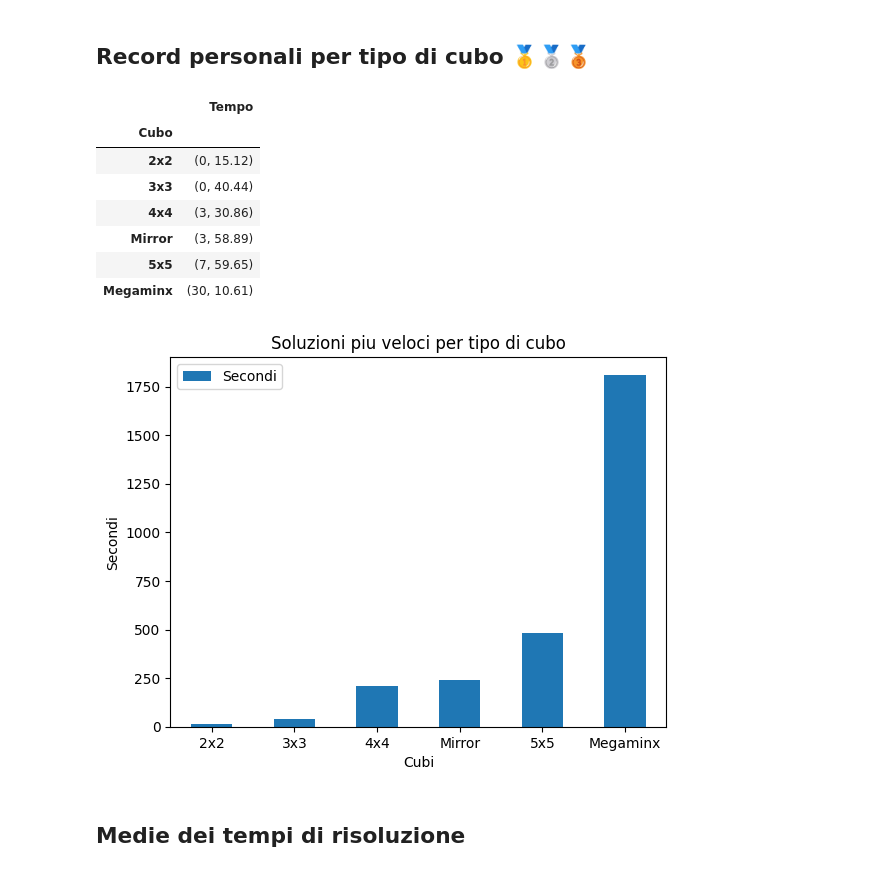
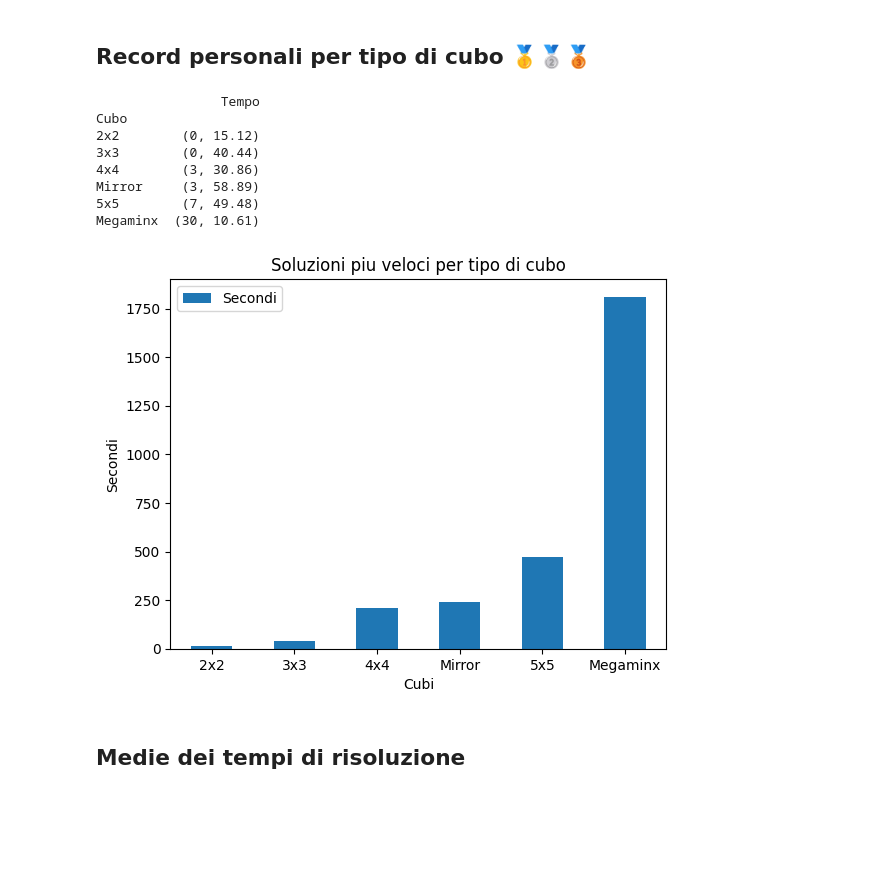
Before and after one commit to gl-alaimo/Timer_cubo_di_Rubik, a Jupyter notebook: scripts/notebook_generale.ipynb, the cells around one changed output. Cells and saved outputs as stored; diff of their text form; code cells hidden in the pictures; blank space fills up the shorter version.

```diff
--- a/scripts/notebook_generale.ipynb
+++ b/scripts/notebook_generale.ipynb
@@ -12,25 +12,20 @@ df.insert(loc=2, column="Tempo", value=df["Secondi"].apply(modulo_rubik.conversi
 ## Record personali per tipo di cubo 🥇🥈🥉
 # %%
 # Elenco di tutti i record
-df.groupby(by="Cubo").min().sort_values(by="Secondi").drop(columns=["Data", "Secondi"])
+modulo_rubik.mostra_record(df=df)
 # %% [output]
-|  | Tempo |
-| Cubo |  |
-| 2x2 | (0, 15.12) |
-| 3x3 | (0, 40.44) |
-| 4x4 | (3, 30.86) |
-| Mirror | (3, 58.89) |
-| 5x5 | (7, 59.65) |
-| Megaminx | (30, 10.61) |
+                Tempo
+Cubo
+2x2        (0, 15.12)
+3x3        (0, 40.44)
+4x4        (3, 30.86)
+Mirror     (3, 58.89)
+5x5        (7, 49.48)
+Megaminx  (30, 10.61)
-# %%
-# Creazione grafico di tutti i record
-df.drop(columns=["Data", "Tempo"]).groupby(by="Cubo").min().sort_values(by="Secondi").plot.bar()
-plt.title("Soluzioni piu veloci per tipo di cubo")
-plt.ylabel("Secondi")
-plt.xlabel("Cubi")
-plt.xticks(rotation=0)
-plt.show()
-# %% [output]
-[figure, removed]
+# %%
+# Creazione grafico di tutti i record
+modulo_rubik.grafico_tutti_record(df=df)
+# %% [output]
+[figure, added]
 # %% [markdown]
 ## Medie dei tempi di risoluzione
```
Also changed, not shown: parts of 14 cells of this notebook, 9 other files.
